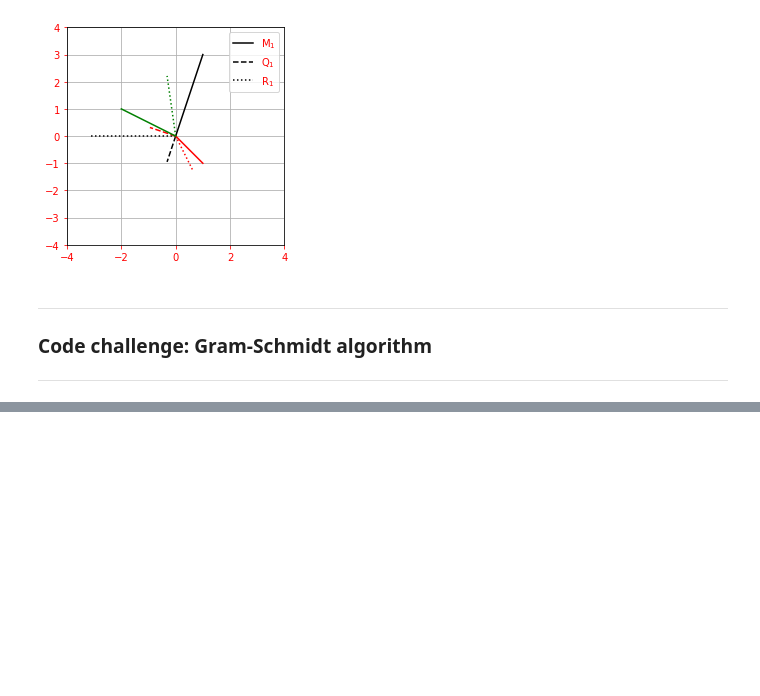
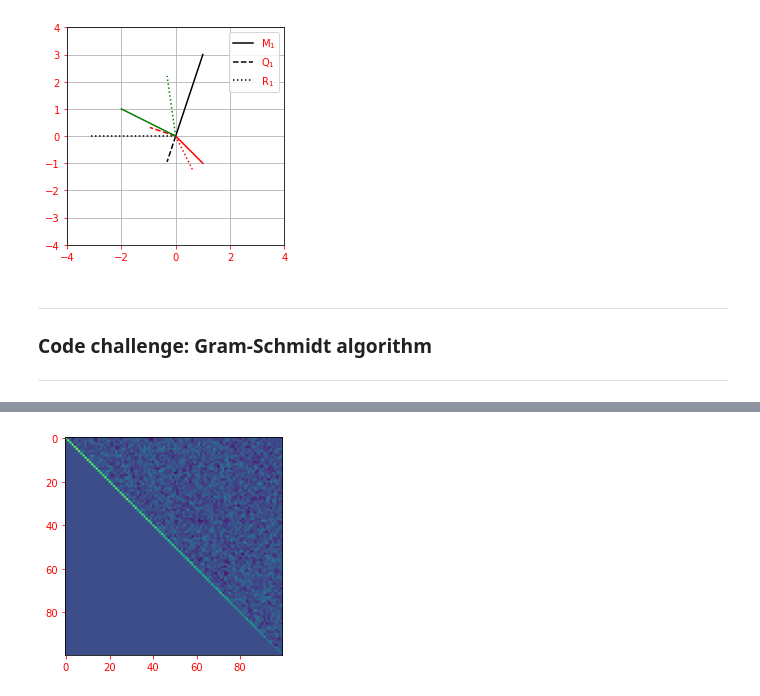
Before and after one commit to akshatsingh1718/maths, a Jupyter notebook: linear_algebra/projection.ipynb, the cells around one changed output, grey strips where cells are left out. Saved outputs shown, nothing was run; the diff lists cells and outputs as text; code cells hidden in the pictures; blank space fills up the shorter version.

Commit message:
inverse via QR

```diff
--- a/linear_algebra/projection.ipynb
+++ b/linear_algebra/projection.ipynb
@@ -307,0 +312,25 @@ print(np.round(Q.T @ Q), 5)
+# %%
+def qr_inv(M):
+    Q = np.zeros(M.shape)
+    Q[:,0] = M[:,0]/np.linalg.norm(M[:,0])
+    for i in range(1, M.shape[1]):
+        j = i-1
+        Q[:,i] = M[:,i]
+        while j >= 0:
+            Q[:,i] -=((np.dot(M[:,i], Q[:,j])/np.dot(Q[:,j], Q[:,j])) * Q[:,j])
+            j -= 1
+        Q[:,i] = Q[:,i]/np.linalg.norm(Q[:,i])
+    R = Q.T @ M
+    #M_inv = np.linalg.solve(R, Q.T)
+    M_inv = np.linalg.inv(R) @ Q.T
+    return M_inv, Q, R
+# %%
+n = 100
+M = np.random.randn(n, n)
+M_inv1, Q, R = qr_inv(M)
+Q1, R1 = np.linalg.qr(M)
+# using solve for getting inverse
+M_inv2 = np.linalg.solve(R1, Q1.T)
+
+# using linalg.inv for inverse
+M_inv3 = np.linalg.inv(M)
@@ -307,0 +347,5 @@ print(np.round(Q.T @ Q), 5)
+# %%
+plt.imshow(R)
+plt.show()
+# %% [output]
+[figure, added]
```
Also changed, not shown: parts of 22 cells of this notebook.
